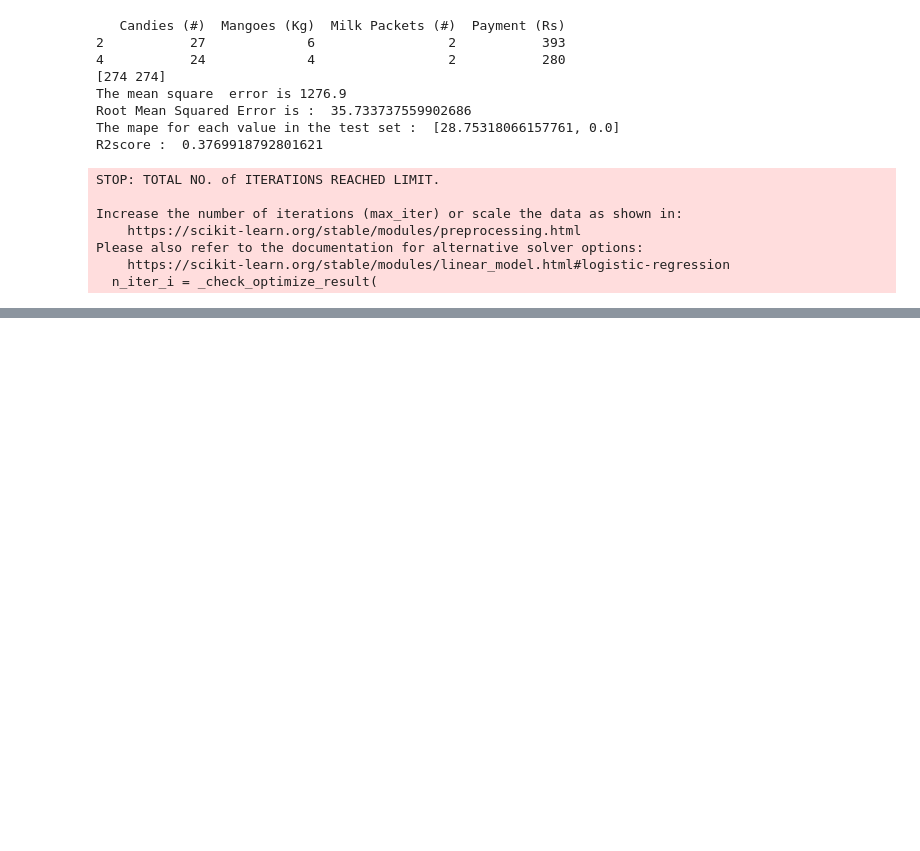
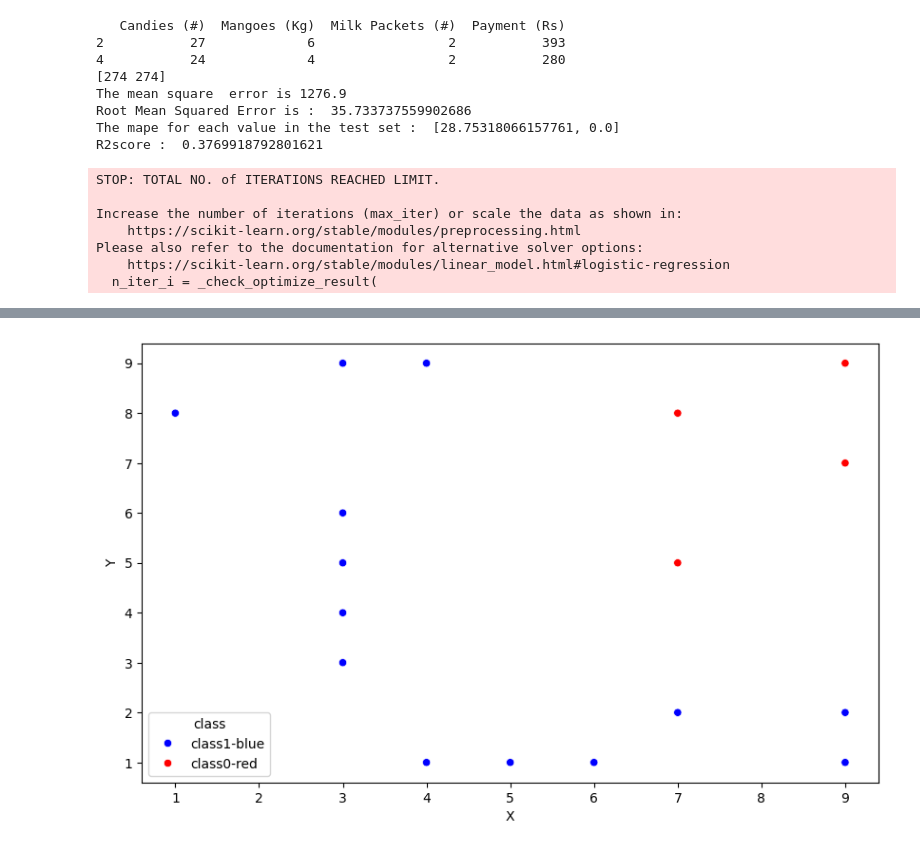
Before and after one commit to josh22018/ML-LAB-SESSIONS, a Jupyter notebook: Assignment_05.ipynb, the cells around one changed output, grey strips where cells are left out. Drawn from its saved outputs; the diff is of its cells as text; code cells hidden in the pictures; blank space fills up the shorter version.

```diff
--- a/Assignment_05.ipynb
+++ b/Assignment_05.ipynb
@@ -265,0 +175,20 @@ We have obtained the knowledge of classification of objects which includes train
+# %%
+import numpy as np
+import pandas as pd
+import matplotlib.pyplot as plt
+import seaborn as sns
+
+# Generate 20 random data points for X and Y
+data = {'X': np.random.randint(1, 10, 20), 'Y': np.random.randint(1, 10, 20)}
+
+df = pd.DataFrame(data)
+
+# Create a condition for class0-blue and class1-red
+df['class'] = np.where((df['X'] >= 5) & (df['Y'] >= 5), 'class0-red', 'class1-blue')
+
+# Plot the data
+plt.figure(figsize=(10, 6))
+sns.scatterplot(x='X', y='Y', hue='class', data=df, palette=['blue', 'red'])
+plt.show()
+# %% [output]
+[figure, added]
```
Also changed, not shown: parts of 12 cells of this notebook.
